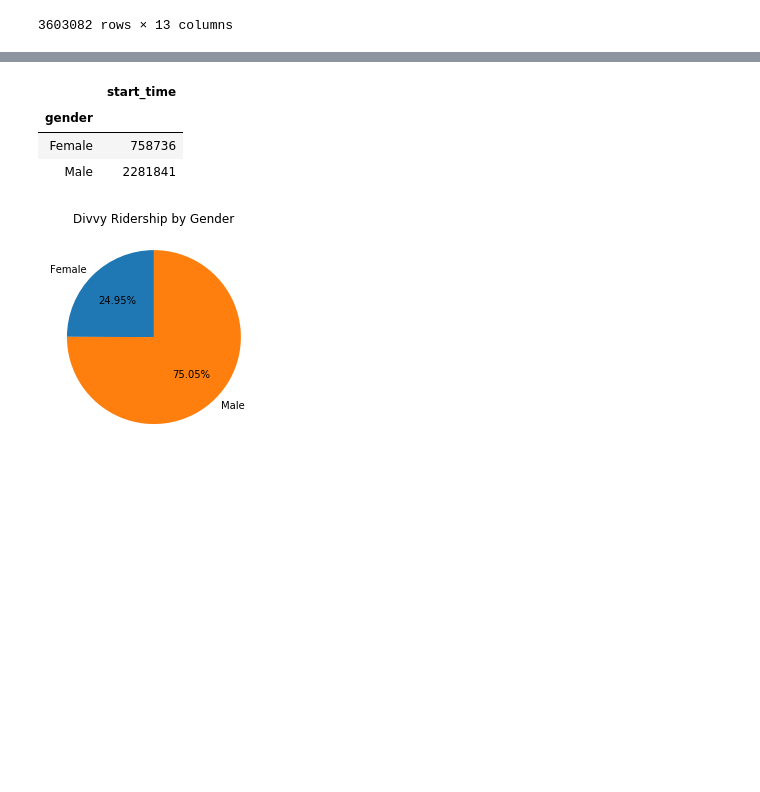
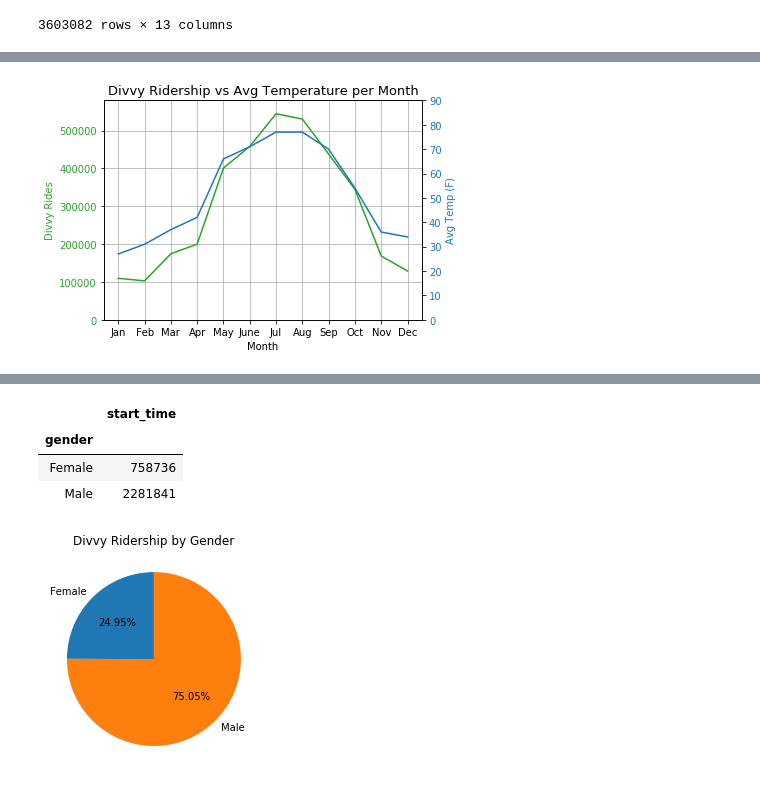
Before and after one commit to AlejandraRosa/Divvy_Project, a Jupyter notebook: Divvy_main.ipynb, the cells around one changed output, grey strips where cells are left out. Cells and saved outputs as stored; diff of their text form; code cells hidden in the pictures; blank space fills up the shorter version.

```diff
--- a/Divvy_main.ipynb
+++ b/Divvy_main.ipynb
@@ -224,2 +228,28 @@ month_to_plot.style.format({"start_time": "{:,}"})
+# %%
+months_to_plot = ['Jan', 'Feb', 'Mar', 'Apr', 'May', 'June', 'Jul', 'Aug', 'Sep', 'Oct', 'Nov', 'Dec']
+# %%
+fig, ax1 = plt.subplots()
+
+color = 'tab:green'
+ax1.plot(months_to_plot, month_count['start_time'], label='Divvy Rides',color=color)
+ax1.set_xlabel('Month')
+ax1.set_title('Divvy Ridership vs Avg Temperature per Month', fontsize=13)
+ax1.grid(True)
+ax1.set_ylabel('Divvy Rides',color=color)
+ax1.set_ylim(0, 580000)
+ax1.tick_params(axis='y', labelcolor=color)
+
+ax2 = ax1.twinx()
+
+color = 'tab:blue'
+ax2.plot(temp['average'], label='Avg Temp(F)')
+ax2.set_ylabel('Avg Temp (F)',color=color)
+ax2.set_ylim(0, 90)
+ax2.tick_params(axis='y', labelcolor=color)
+
+fig.tight_layout()
+plt.show()
+# %% [output]
+[figure, added]
 # %%
 fig, ax = plt.subplots()
```
Also changed, not shown: parts of 8 cells of this notebook.
